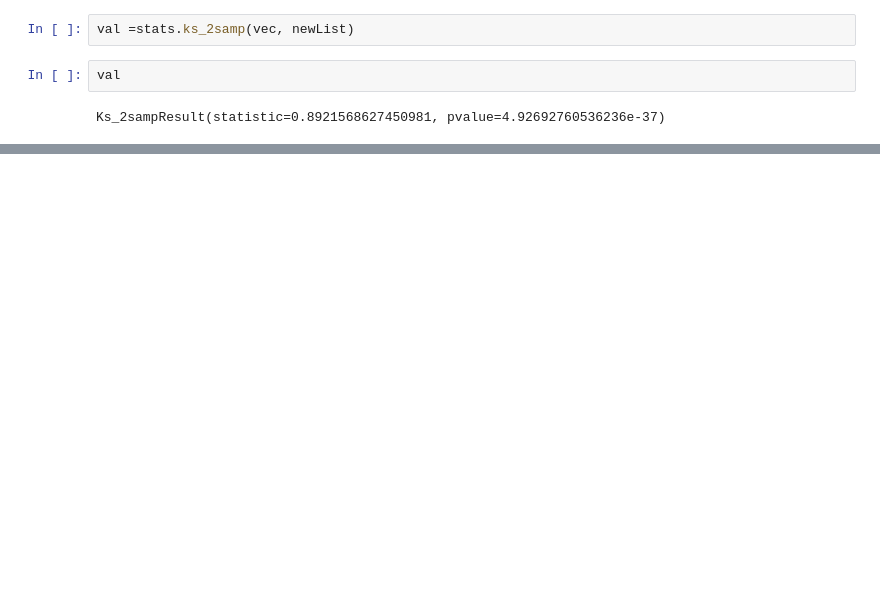
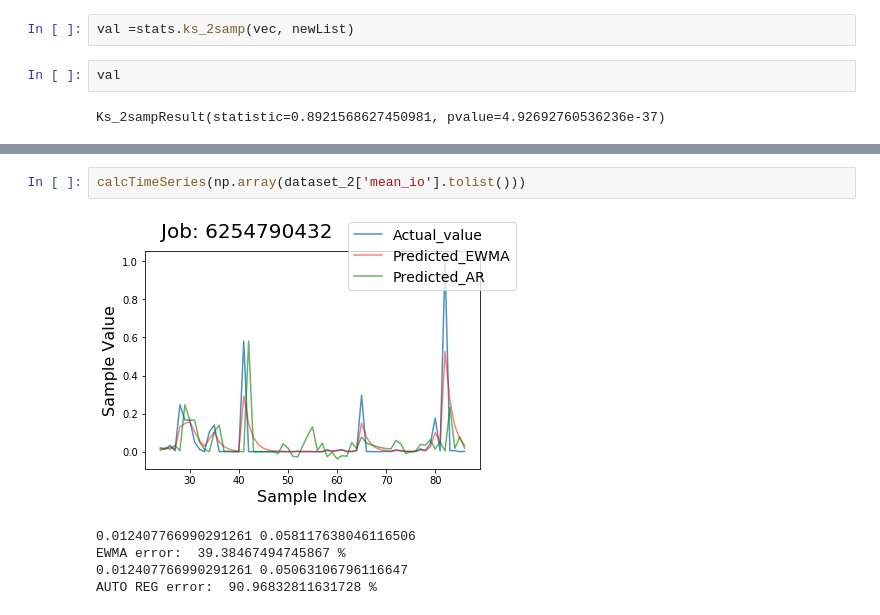
Before and after one commit to faizaan09/google-trace-analysis, a Jupyter notebook: IO usage vs Lifetime.ipynb, the cells around one changed output, grey strips where cells are left out. Saved outputs shown, nothing was run; the diff lists cells and outputs as text; blank space fills up the shorter version.

```diff
--- a/IO usage vs Lifetime.ipynb
+++ b/IO usage vs Lifetime.ipynb
@@ -385,0 +633,8 @@ Ks_2sampResult(statistic=0.8921568627450981, pvalue=4.92692760536236e-37)
+# %%
+calcTimeSeries(np.array(dataset_2['mean_io'].tolist()))
+# %% [output]
+[figure, added]
+0.012407766990291261 0.058117638046116506
+EWMA error:  39.38467494745867 %
+0.012407766990291261 0.05063106796116647
+AUTO REG error:  90.96832811631728 %
```
Also changed, not shown: parts of 14 cells of this notebook.
